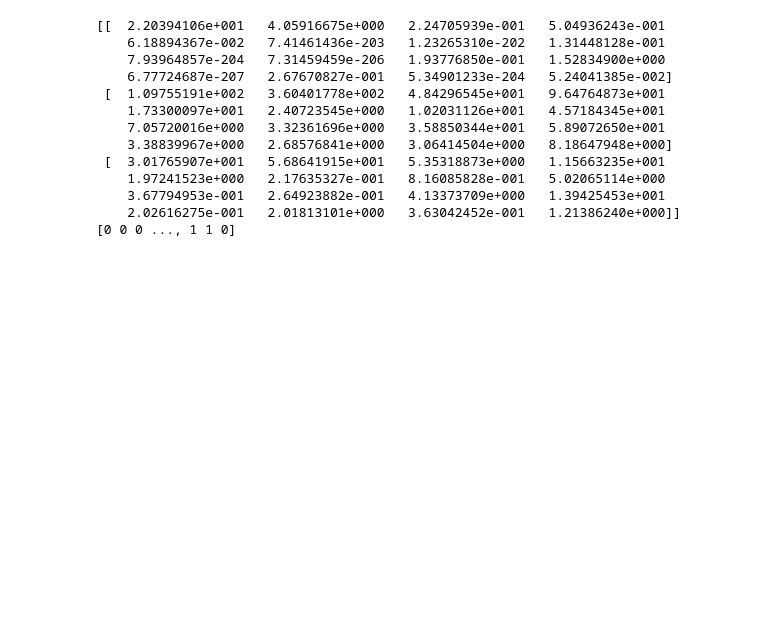
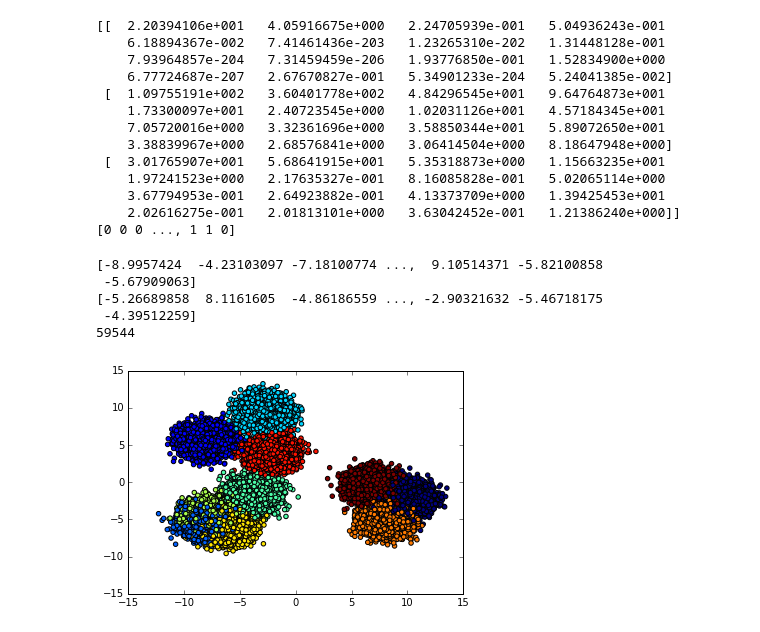
Before and after one commit to rohan-varma/awesome-athletes, a Jupyter notebook: clustering_explorations.ipynb, the cells around one changed output. Drawn from its saved outputs; the diff is of its cells as text; code cells hidden in the pictures; blank space fills up the shorter version.

```diff
--- a/clustering_explorations.ipynb
+++ b/clustering_explorations.ipynb
@@ -2,15 +2,14 @@
 from sklearn import mixture
 from sklearn.cluster import KMeans
 from sklearn.datasets import make_blobs
+from mpl_toolkits.mplot3d import Axes3D
 import sklearn.cluster
 
 import numpy as np
 import matplotlib.pyplot as plt
+%matplotlib inline
 
-fig_size = plt.rcParams["figure.figsize"]
-fig_size[0] = 12
-fig_size[1] = 9
-plt.rcParams["figure.figsize"] = fig_size
+fig = plt.figure(figsize=(10,10),  dpi = 1000)
 
 def fit_samples_gmm(samples, n_components):
     gmix = mixture.GMM(n_components=n_components, covariance_type='full')
@@ -22,11 +21,14 @@ def fit_samples_gmm(samples, n_components):
     ax.scatter(samples[:,0], samples[:,1], alpha=0.8)
     plt.show()
 
-def fit_samples_kmeans(samples, n_clusters):
-    n_samples = 1500
+def fit_samples_kmeans(samples, n_features, n_clusters):
+    n_samples = len(samples)
     random_state = 150
-    X, y = make_blobs(n_samples=n_samples, random_state=random_state)
+    X, y = make_blobs(n_samples=n_samples, n_features=n_features, centers=n_clusters, random_state=random_state)
     y_pred = KMeans(n_clusters=n_clusters, random_state=random_state).fit_predict(X)
-    plt.subplot(221)
+    print X[:, 0]
+    print X[:, 1]
+    plt.subplot(111)
     plt.scatter(X[:, 0], X[:, 1], c=y_pred)
+    print len(y_pred)
     plt.show()
@@ -42,7 +46,7 @@ dbi = DBInteractor()
 dbi.get_data_frame_from_table()
 # %%
 df = dbi.df
-df = df.drop(['yearID','stint','stint','teamID','lgId','HBP', 'playerID'], axis=1)
+df = df.drop(['yearID','stint','teamID','lgId','HBP', 'playerID'], axis=1)
 #df['playerID'] = df['playerID'].factorize()[0]
 # %%
 sample = df.as_matrix()
@@ -66,5 +70,12 @@ fit_samples_gmm(sample,3)
     3.67794953e-001   2.64923882e-001   4.13373709e+000   1.39425453e+001
     2.02616275e-001   2.01813101e+000   3.63042452e-001   1.21386240e+000]]
 [0 0 0 ..., 1 1 0]
-# %%
-fit_samples_kmeans(sample, 50)
+# %%
+fit_samples_kmeans(sample, sample.shape[1], 10)
+# %% [output]
+[-8.9957424  -4.23103097 -7.18100774 ...,  9.10514371 -5.82100858
+ -5.67909063]
+[-5.26689858  8.1161605  -4.86186559 ..., -2.90321632 -5.46718175
+ -4.39512259]
+59544
+[figure, added]
```
Also changed, not shown: parts of 1 cell of this notebook.
